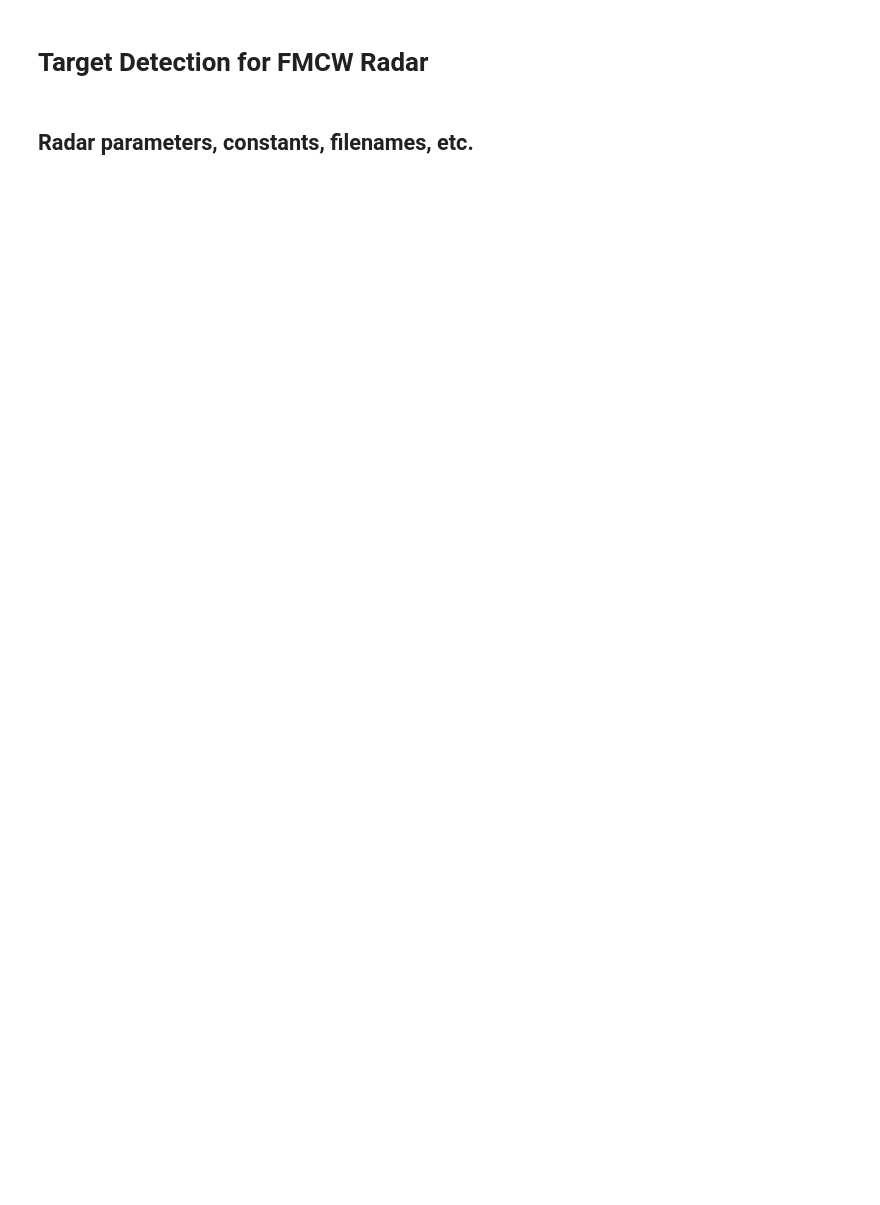
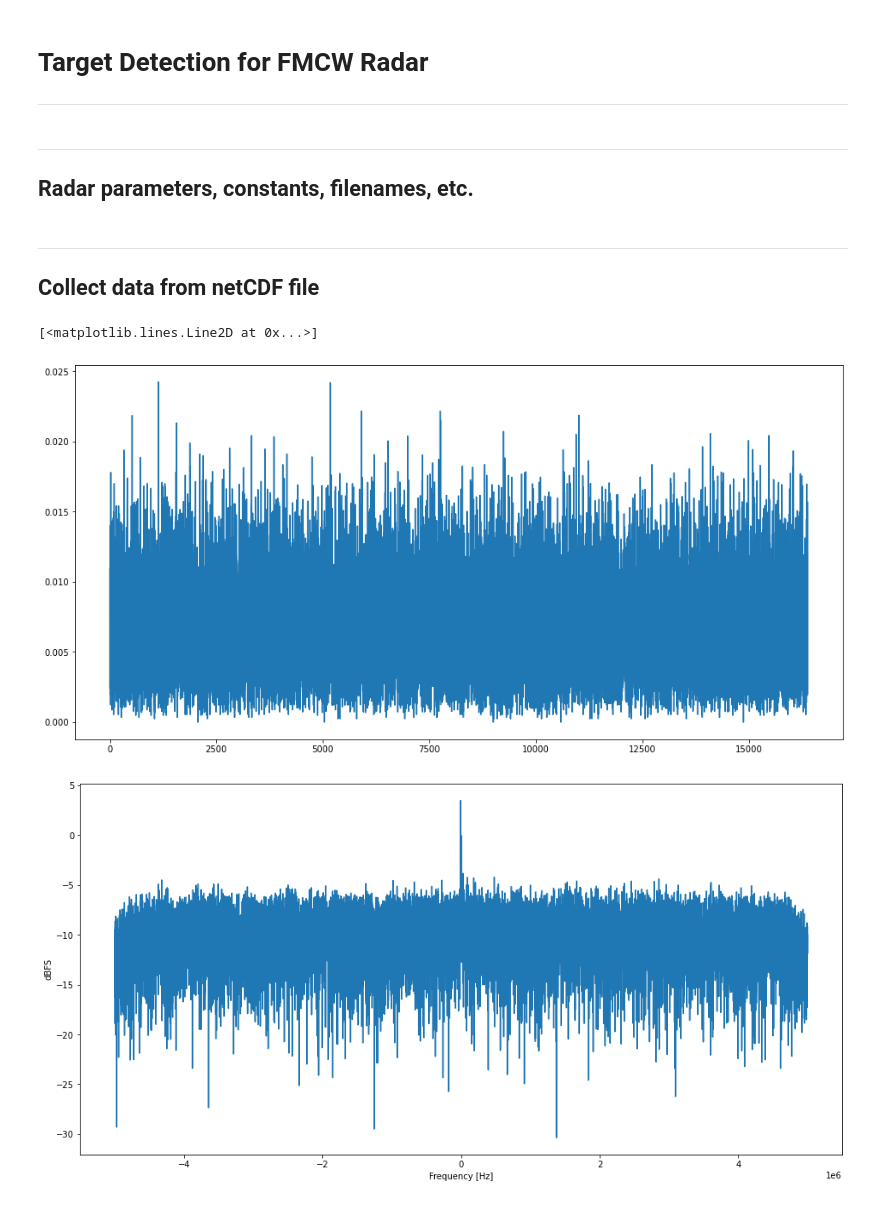
Before and after one commit to brunerm99/ADI_Radar_DSP, a Jupyter notebook: Bruner_Thesis/Target_Detection.ipynb, the cells around one changed output. Saved outputs shown, nothing was run; the diff lists cells and outputs as text; code cells hidden in the pictures; blank space fills up the shorter version.

```diff
--- a/Bruner_Thesis/Target_Detection.ipynb
+++ b/Bruner_Thesis/Target_Detection.ipynb
@@ -1,5 +1,6 @@
 # %% [markdown]
 # Target Detection for FMCW Radar
+***
 # %%
 # Imports
 import numpy as np
@@ -8,4 +12,5 @@ import netCDF4 as nc
 # %% [markdown]
+***
 ## Radar parameters, constants, filenames, etc.
 # %%
 sample_rate = 10e6
@@ -16,5 +21,43 @@ adc_size = 2**12
 
 c = 3e8
 
-nc_file = ''
+nc_file = 'radar_data.nc'
+# %% [markdown]
+***
+## Collect data from netCDF file
+# %%
+ds = nc.Dataset(nc_file)
+
+i_data = ds.variables['i']
+q_data = ds.variables['q']
+units = i_data.units
+
+# Take data from 1 time sample and create complex variable
+iq = i_data[0,] + 1j * q_data[0,]
+z = np.abs(iq)
+
+# Plot time series
+fig = plt.figure()
+fig.set_figheight(8)
+fig.set_figwidth(16)
+
+plt.plot(z / adc_size)
+
+# Compute DFT and plot
+X_k = fft.fft(iq) / (2 * buffer_size)
+X_k = fft.fftshift(X_k)
+X_k_dBFS = 10 * np.log10(X_k)
+freq = np.linspace(-sample_rate / 2, sample_rate / 2, buffer_size)
+
+fig = plt.figure()
+fig.set_figheight(8)
+fig.set_figwidth(16)
+plt.xlabel("Frequency [Hz]")
+plt.ylabel("dBFS")
+
+plt.plot(freq, X_k_dBFS)
+# %% [output]
+[<matplotlib.lines.Line2D at 0x...>]
+[figure, added]
+[figure, added]
 # %% [markdown]
```
Also changed, not shown: parts of 7 cells of this notebook.
